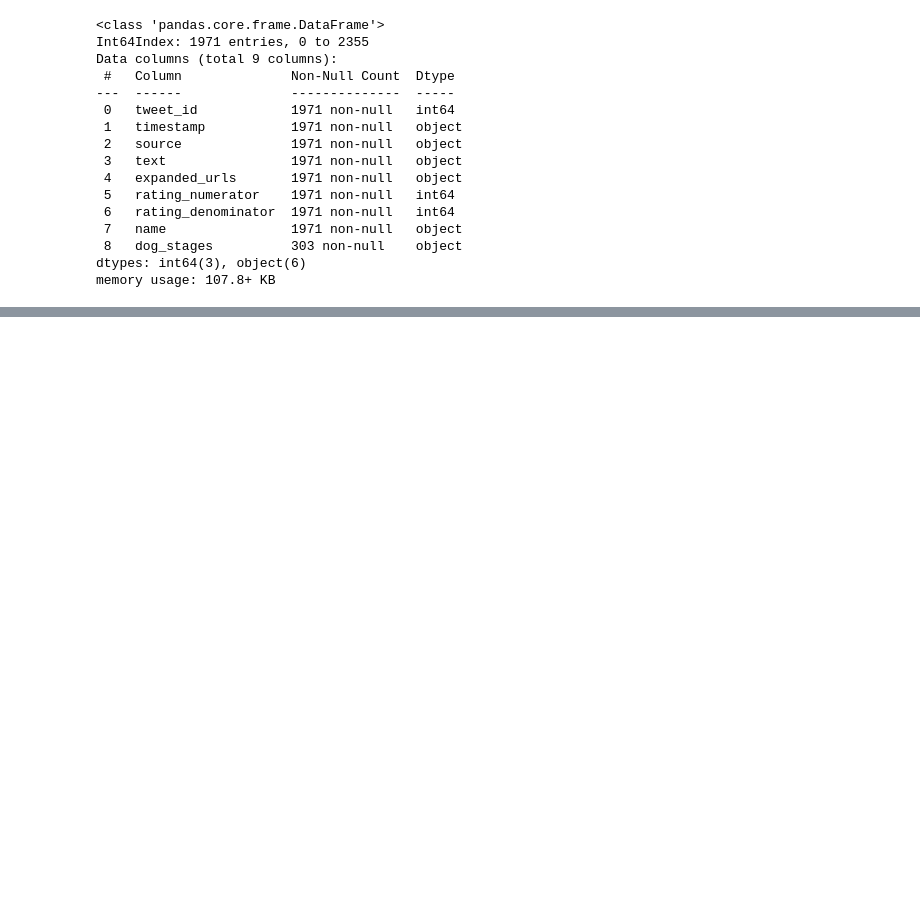
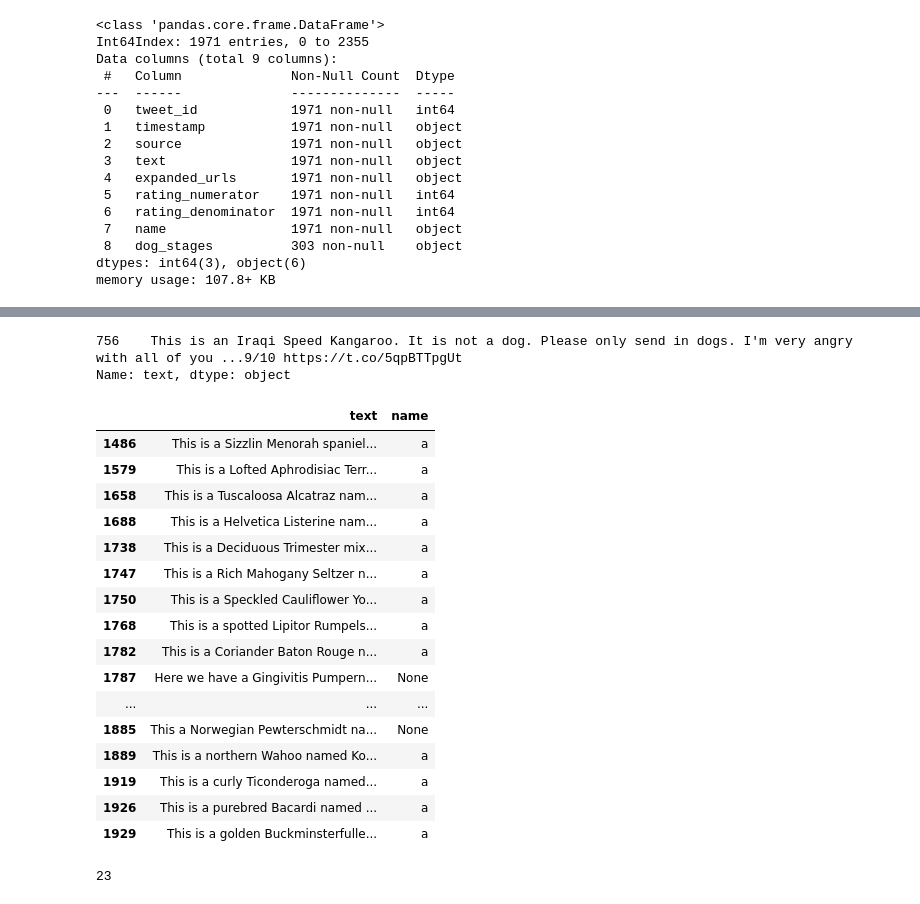
Before and after one commit to SuHamza/DAND-P2-Data-Wrangling, a Jupyter notebook: wrangle_act.ipynb, the cells around one changed output, grey strips where cells are left out. Drawn from its saved outputs; the diff is of its cells as text; code cells hidden in the pictures; blank space fills up the shorter version.

```diff
--- a/wrangle_act.ipynb
+++ b/wrangle_act.ipynb
@@ -958,0 +1125,31 @@ memory usage: 107.8+ KB
+# %%
+# Another false alarm!
+archive_clean[archive_clean['text'].str.contains('not a dog')]['text']
+# %% [output]
+756    This is an Iraqi Speed Kangaroo. It is not a dog. Please only send in dogs. I'm very angry with all of you ...9/10 https://t.co/5qpBTTpgUt
+Name: text, dtype: object
+# %%
+# Investigate tweets that contain the name after the word 'named'
+archive_clean[archive_clean['text'].str.contains('named')][['text', 'name']]
+# %% [output]
+|  | text | name |
+| 1486 | This is a Sizzlin Menorah spaniel... | a |
+| 1579 | This is a Lofted Aphrodisiac Terr... | a |
+| 1658 | This is a Tuscaloosa Alcatraz nam... | a |
+| 1688 | This is a Helvetica Listerine nam... | a |
+| 1738 | This is a Deciduous Trimester mix... | a |
+| 1747 | This is a Rich Mahogany Seltzer n... | a |
+| 1750 | This is a Speckled Cauliflower Yo... | a |
+| 1768 | This is a spotted Lipitor Rumpels... | a |
+| 1782 | This is a Coriander Baton Rouge n... | a |
+| 1787 | Here we have a Gingivitis Pumpern... | None |
+| ... | ... | ... |
+| 1885 | This a Norwegian Pewterschmidt na... | None |
+| 1889 | This is a northern Wahoo named Ko... | a |
+| 1919 | This is a curly Ticonderoga named... | a |
+| 1926 | This is a purebred Bacardi named ... | a |
+| 1929 | This is a golden Buckminsterfulle... | a |
+# %%
+len(archive_clean[archive_clean['text'].str.contains('named')]['text'])
+# %% [output]
+23
```
Also changed, not shown: parts of 43 cells of this notebook, 2 other files.
